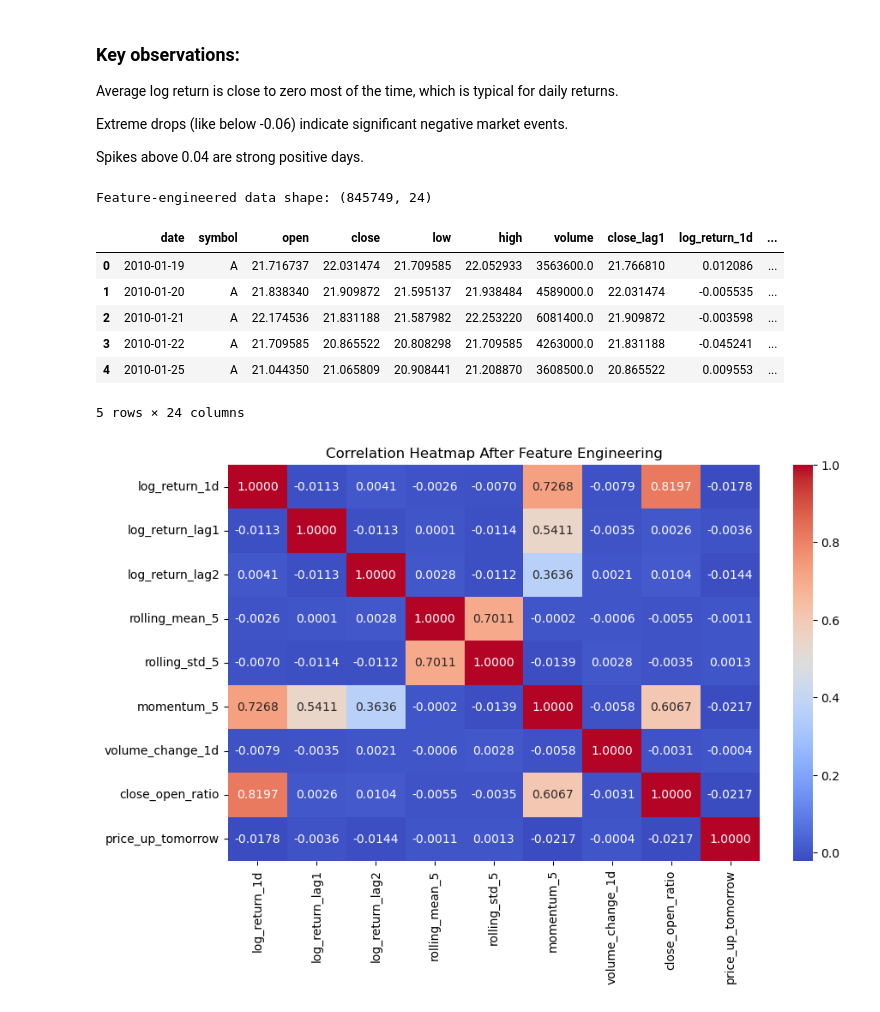
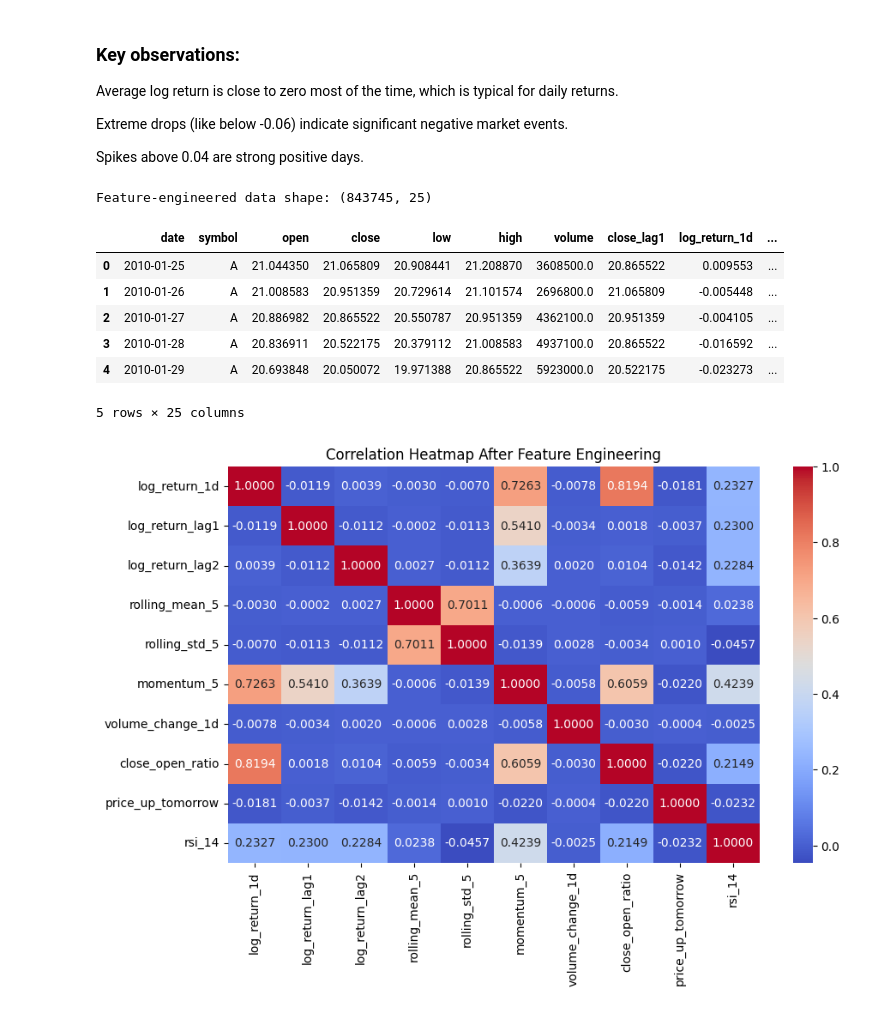
Before and after one commit to ashwinder1/Stock-Trend-Analysis-with-NYSE, a Jupyter notebook: feature/eda.ipynb, the cells around one changed output. Cells and saved outputs as stored; diff of their text form; code cells hidden in the pictures.

```diff
--- a/feature/eda.ipynb
+++ b/feature/eda.ipynb
@@ -8,7 +8,7 @@ import pandas as pd
 Loading the data into a data frame
 # %%
 # loading the data and placing in a dataframe
-pricee_s_a = pd.read_csv('../data/raw/prices-split-adjusted.csv')
+pricee_s_a = pd.read_csv('../data/prices-split-adjusted.csv')
 pricee_s_a
 # %% [output]
 |  | date | symbol | open | close | low | high | volume |
@@ -473,6 +473,21 @@ pricee_s_a = pricee_s_a.sort_values(['symbol', 'date']).reset_index(drop=True)
 
 # --- Feature Engineering per symbol ---
 engineered_dfs = []
+
+# Define function for RSI
+def compute_rsi(close, period=14):
+    delta = close.diff()
+
+    gain = delta.where(delta > 0, 0.0)
+    loss = -delta.where(delta < 0, 0.0)
+
+    avg_gain = gain.rolling(period).mean()
+    avg_loss = loss.rolling(period).mean()
+
+    rs = avg_gain / avg_loss
+    rsi = 100 - (100 / (1 + rs))
+
+    return rsi
 
 for symbol, group in pricee_s_a.groupby('symbol'):
     g = group.copy()
@@ -499,7 +514,10 @@ for symbol, group in pricee_s_a.groupby('symbol'):
     g['high_low_ratio'] = g['high'] / g['low']
     g['close_open_ratio'] = g['close'] / g['open']
 
-    # Drop NaNs introduced by rolling/lags
+    # 6️⃣ Relative Strength Index (rsi) (14-day default)
+    g['rsi_14'] = compute_rsi(g['close'], period=14)
+
+    # Drop NaNs introduced by rolling/lags/rsi
     g = g.dropna()
 
     engineered_dfs.append(g)
@@ -508,29 +526,29 @@ pricee_feat = pd.concat(engineered_dfs).reset_index(drop=True)
 print("Feature-engineered data shape:", pricee_feat.shape)
 pricee_feat.head()
 # %% [output]
-Feature-engineered data shape: (845749, 24)
+Feature-engineered data shape: (843745, 25)
 |  | date | symbol | open | close | low | high | volume | close_lag1 | log_return_1d | ... |
-| 0 | 2010-01-19 | A | 21.716737 | 22.031474 | 21.709585 | 22.052933 | 3563600.0 | 21.766810 | 0.012086 | ... |
-| 1 | 2010-01-20 | A | 21.838340 | 21.909872 | 21.595137 | 21.938484 | 4589000.0 | 22.031474 | -0.005535 | ... |
-| 2 | 2010-01-21 | A | 22.174536 | 21.831188 | 21.587982 | 22.253220 | 6081400.0 | 21.909872 | -0.003598 | ... |
-| 3 | 2010-01-22 | A | 21.709585 | 20.865522 | 20.808298 | 21.709585 | 4263000.0 | 21.831188 | -0.045241 | ... |
-| 4 | 2010-01-25 | A | 21.044350 | 21.065809 | 20.908441 | 21.208870 | 3608500.0 | 20.865522 | 0.009553 | ... |
+| 0 | 2010-01-25 | A | 21.044350 | 21.065809 | 20.908441 | 21.208870 | 3608500.0 | 20.865522 | 0.009553 | ... |
+| 1 | 2010-01-26 | A | 21.008583 | 20.951359 | 20.729614 | 21.101574 | 2696800.0 | 21.065809 | -0.005448 | ... |
+| 2 | 2010-01-27 | A | 20.886982 | 20.865522 | 20.550787 | 20.951359 | 4362100.0 | 20.951359 | -0.004105 | ... |
+| 3 | 2010-01-28 | A | 20.836911 | 20.522175 | 20.379112 | 21.008583 | 4937100.0 | 20.865522 | -0.016592 | ... |
+| 4 | 2010-01-29 | A | 20.693848 | 20.050072 | 19.971388 | 20.865522 | 5923000.0 | 20.522175 | -0.023273 | ... |
-5 rows × 24 columns
+5 rows × 25 columns
 # %%
 import seaborn as sns
 import matplotlib.pyplot as plt
 
 corr = pricee_feat[[
     'log_return_1d', 'log_return_lag1', 'log_return_lag2', 'rolling_mean_5',
-    'rolling_std_5', 'momentum_5', 'volume_change_1d', 'close_open_ratio', 'price_up_tomorrow'
+    'rolling_std_5', 'momentum_5', 'volume_change_1d', 'close_open_ratio', 'price_up_tomorrow', 'rsi_14'
 ]].corr()
 
 plt.figure(figsize=(10,6))
 sns.heatmap(corr, annot=True, cmap='coolwarm', fmt=".4f")
 plt.title("Correlation Heatmap After Feature Engineering")
 plt.show()
 # %% [output]
-[figure, old version]
+[figure, new version]
 # %%
 from pathlib import Path
 # Define the directory as a Path (does NOT create it yet)
```
